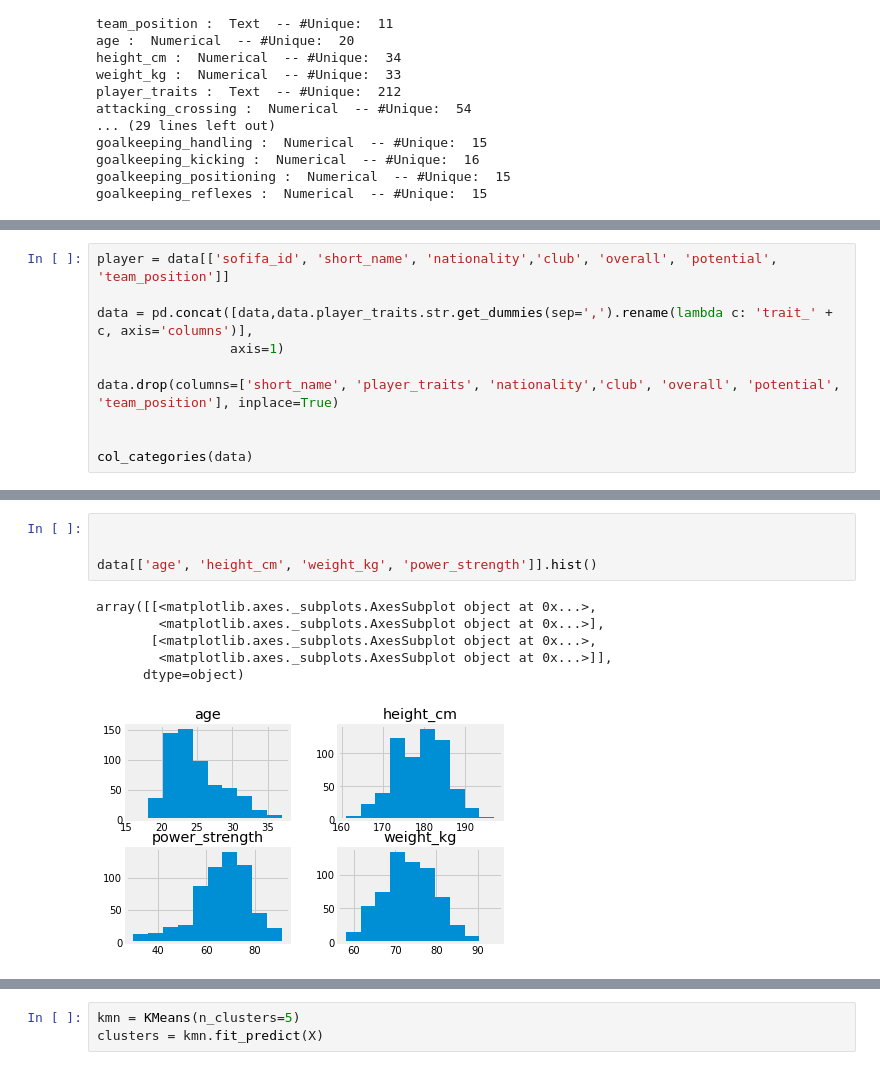
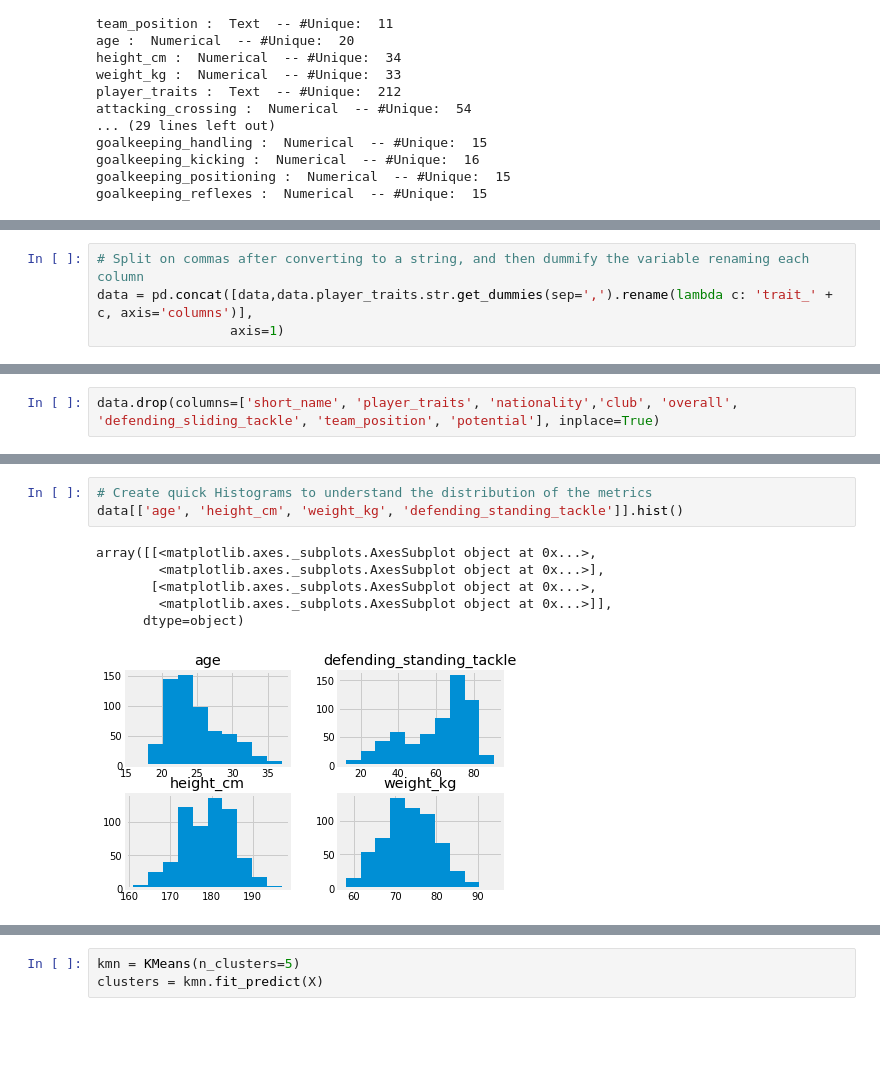
Before and after one commit to hanessteven/Hanes_Projects, a Jupyter notebook: FIFA_Unsupervised/Unsupervised.ipynb, the cells around one changed output, grey strips where cells are left out. Saved outputs shown, nothing was run; the diff lists cells and outputs as text; blank space fills up the shorter version.

```diff
--- a/FIFA_Unsupervised/Unsupervised.ipynb
+++ b/FIFA_Unsupervised/Unsupervised.ipynb
@@ -99,10 +165,4 @@ that our visuals are clean)
 # %%
-player = data[['sofifa_id', 'short_name', 'nationality','club',	'overall', 'potential',	'team_position']]
-
+# Split on commas after converting to a string, and then dummify the variable renaming each column
 data = pd.concat([data,data.player_traits.str.get_dummies(sep=',').rename(lambda c: 'trait_' + c, axis='columns')],
                  axis=1)
-
-data.drop(columns=['short_name', 'player_traits', 'nationality','club',	'overall', 'potential',	'team_position'], inplace=True)
-
-
-col_categories(data)
@@ -126,0 +174,2 @@ trait_Speed Dribbler (CPU AI Only) :  Numerical  -- #Unique:  2
+# %%
+data.drop(columns=['short_name', 'player_traits', 'nationality','club',	'overall', 'defending_sliding_tackle',	'team_position', 'potential'], inplace=True)
@@ -127,11 +210,10 @@ trait_Speed Dribbler (CPU AI Only) :  Numerical  -- #Unique:  2
 # %%
-
-
-data[['age', 'height_cm', 'weight_kg', 'power_strength']].hist()
+# Create quick Histograms to understand the distribution of the metrics
+data[['age', 'height_cm', 'weight_kg', 'defending_standing_tackle']].hist()
 # %% [output]
 array([[<matplotlib.axes._subplots.AxesSubplot object at 0x...>,
         <matplotlib.axes._subplots.AxesSubplot object at 0x...>],
        [<matplotlib.axes._subplots.AxesSubplot object at 0x...>,
         <matplotlib.axes._subplots.AxesSubplot object at 0x...>]],
       dtype=object)
-[figure, old version]
+[figure, new version]
```
Also changed, not shown: parts of 39 cells of this notebook, 1 other file.
